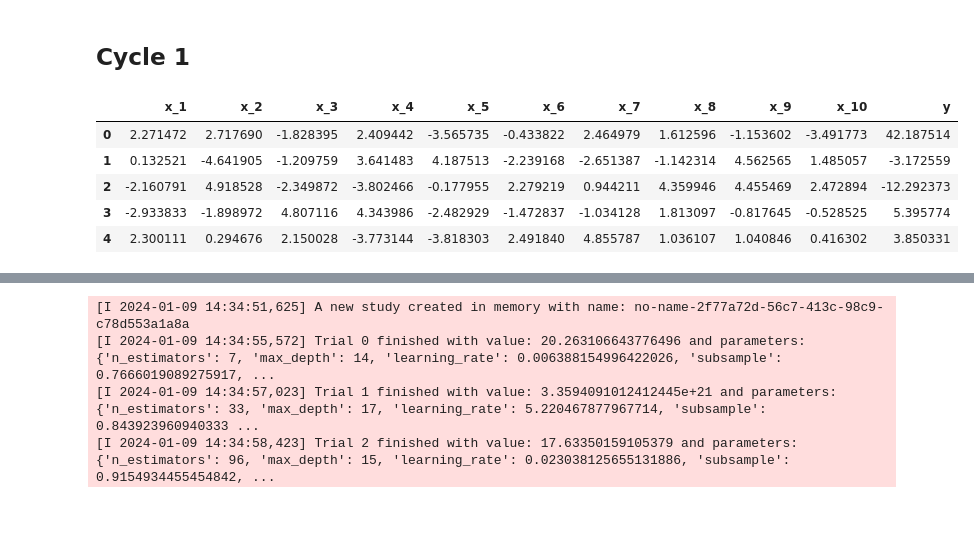
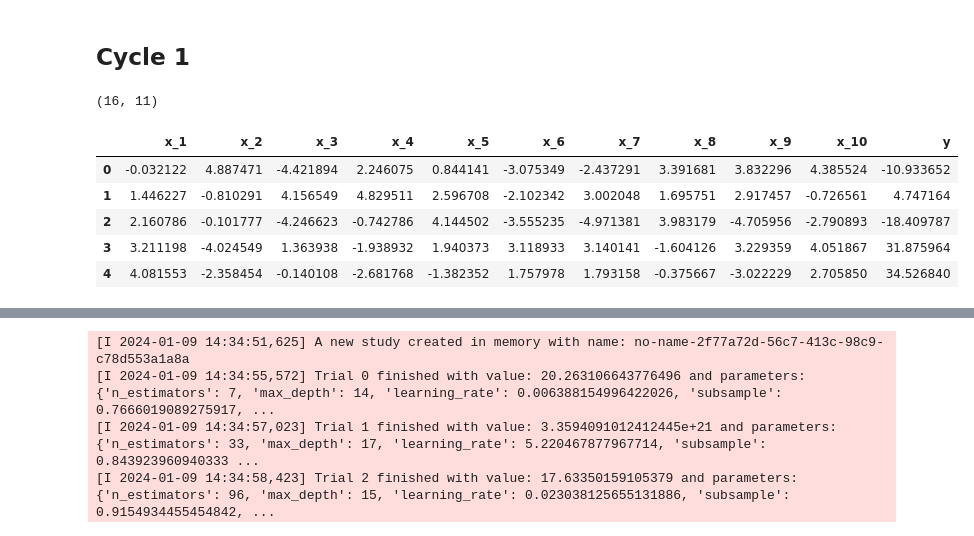
Before and after one commit to costasmexis/straindesignXAI, a Jupyter notebook: notebooks/Simulated_Data.ipynb, the cells around one changed output, grey strips where cells are left out. Drawn from its saved outputs; the diff is of its cells as text; code cells hidden in the pictures.

```diff
--- a/notebooks/Simulated_Data.ipynb
+++ b/notebooks/Simulated_Data.ipynb
@@ -83,29 +83,31 @@ def create_initial_cycle_data(bounds: pd.DataFrame, user_params: dict) -> pd.Dat
     return df
 # %%
 # Read cycle 1 data from ART paper
-df = pd.read_csv("../data/simulated/sim_data_FM_cycle2.csv")
+df = pd.read_csv("../data/simulated/sim_data_FM_cycle1.csv")
 
 cols = df["Type"].unique()
 idx = df["Line Name"].unique()
 
 data = pd.DataFrame(columns=cols, index=idx)
 
 for i in idx:
     for j in cols:
         data.loc[i, j] = df[(df["Line Name"] == i) & (df["Type"] == j)]["Value"].values[
             0
         ]
 
 data = data.astype(float)
 
 X = data.drop("y", axis=1)
 y = data["y"]
 
+print(data.shape)
 data.head()
 # %% [output]
+(16, 11)
 |  | x_1 | x_2 | x_3 | x_4 | x_5 | x_6 | x_7 | x_8 | x_9 | x_10 | y |
-| 0 | 2.271472 | 2.717690 | -1.828395 | 2.409442 | -3.565735 | -0.433822 | 2.464979 | 1.612596 | -1.153602 | -3.491773 | 42.187514 |
-| 1 | 0.132521 | -4.641905 | -1.209759 | 3.641483 | 4.187513 | -2.239168 | -2.651387 | -1.142314 | 4.562565 | 1.485057 | -3.172559 |
-| 2 | -2.160791 | 4.918528 | -2.349872 | -3.802466 | -0.177955 | 2.279219 | 0.944211 | 4.359946 | 4.455469 | 2.472894 | -12.292373 |
-| 3 | -2.933833 | -1.898972 | 4.807116 | 4.343986 | -2.482929 | -1.472837 | -1.034128 | 1.813097 | -0.817645 | -0.528525 | 5.395774 |
-| 4 | 2.300111 | 0.294676 | 2.150028 | -3.773144 | -3.818303 | 2.491840 | 4.855787 | 1.036107 | 1.040846 | 0.416302 | 3.850331 |
+| 0 | -0.032122 | 4.887471 | -4.421894 | 2.246075 | 0.844141 | -3.075349 | -2.437291 | 3.391681 | 3.832296 | 4.385524 | -10.933652 |
+| 1 | 1.446227 | -0.810291 | 4.156549 | 4.829511 | 2.596708 | -2.102342 | 3.002048 | 1.695751 | 2.917457 | -0.726561 | 4.747164 |
+| 2 | 2.160786 | -0.101777 | -4.246623 | -0.742786 | 4.144502 | -3.555235 | -4.971381 | 3.983179 | -4.705956 | -2.790893 | -18.409787 |
+| 3 | 3.211198 | -4.024549 | 1.363938 | -1.938932 | 1.940373 | 3.118933 | 3.140141 | -1.604126 | 3.229359 | 4.051867 | 31.875964 |
+| 4 | 4.081553 | -2.358454 | -0.140108 | -2.681768 | -1.382352 | 1.757978 | 1.793158 | -0.375667 | -3.022229 | 2.705850 | 34.526840 |
```
Also changed, not shown: parts of 1 cell of this notebook, 2 other files.
